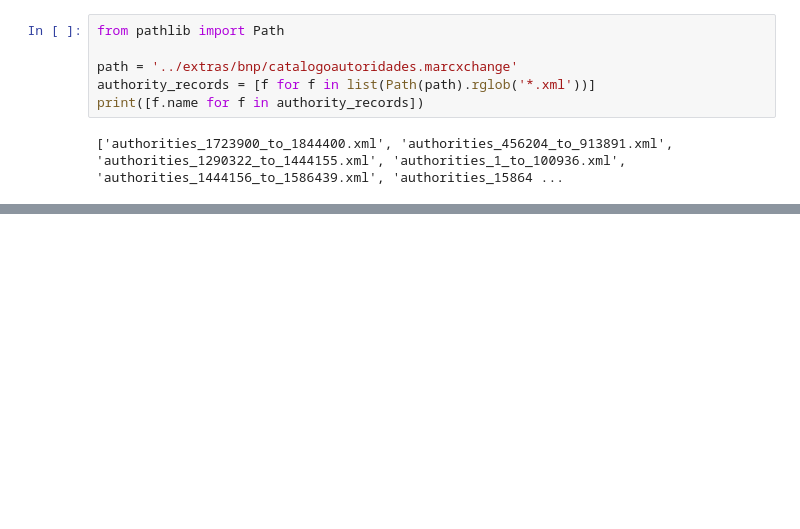
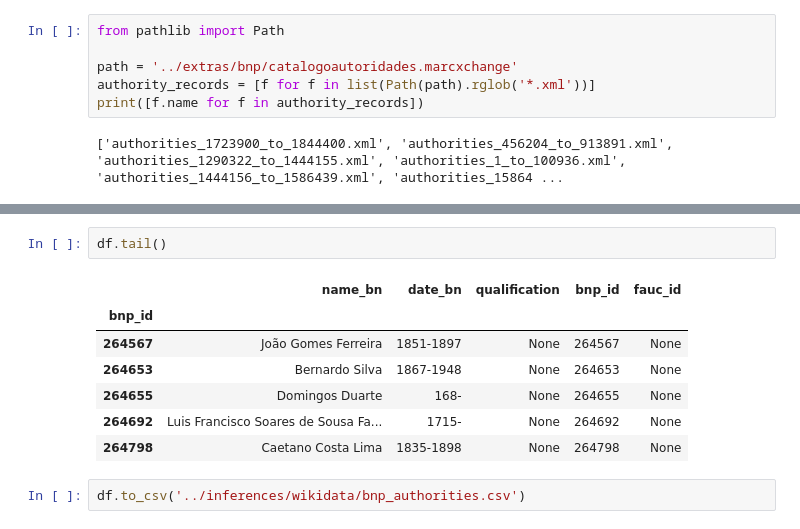
Before and after one commit to joaquimrcarvalho/fauc1537-1919, a Jupyter notebook: notebooks/996-bnp-authorities.ipynb, the cells around one changed output, grey strips where cells are left out. Saved outputs shown, nothing was run; the diff lists cells and outputs as text; blank space fills up the shorter version.

```diff
--- a/notebooks/996-bnp-authorities.ipynb
+++ b/notebooks/996-bnp-authorities.ipynb
@@ -101,0 +243,12 @@ SyntaxError: f-string: expecting '}' (1241213612.py, line 23)
+# %%
+df.tail()
+# %% [output]
+|  | name_bn | date_bn | qualification | bnp_id | fauc_id |
+| bnp_id |  |  |  |  |  |
+| 264567 | João Gomes Ferreira | 1851-1897 | None | 264567 | None |
+| 264653 | Bernardo Silva | 1867-1948 | None | 264653 | None |
+| 264655 | Domingos Duarte | 168- | None | 264655 | None |
+| 264692 | Luis Francisco Soares de Sousa Fa... | 1715- | None | 264692 | None |
+| 264798 | Caetano Costa Lima | 1835-1898 | None | 264798 | None |
+# %%
+df.to_csv('../inferences/wikidata/bnp_authorities.csv')
```
Also changed, not shown: parts of 11 cells of this notebook.
